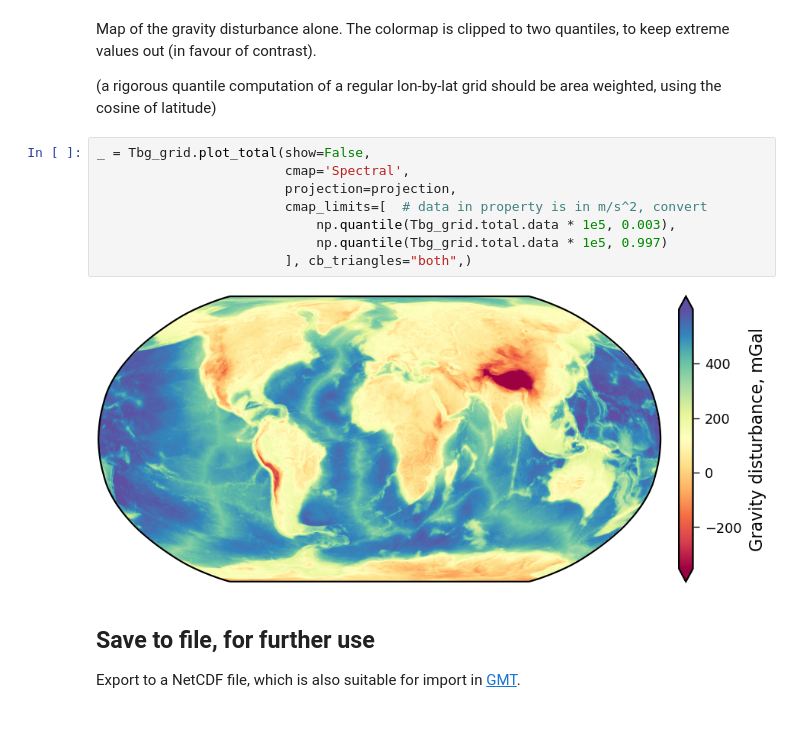
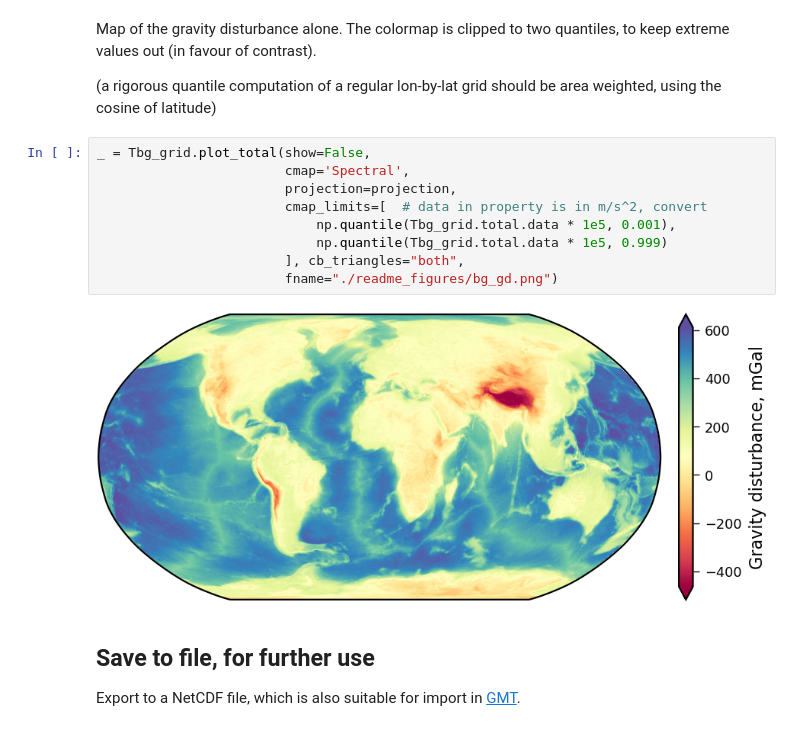
Before and after one commit to apasto/ggm_bg_maps_binder, a Jupyter notebook: ggm_bg.ipynb, the cells around one changed output. Saved outputs shown, nothing was run; the diff lists cells and outputs as text.

Commit message:
save results map to readme figure

```diff
--- a/ggm_bg.ipynb
+++ b/ggm_bg.ipynb
@@ -221,13 +221,14 @@ Map of the gravity disturbance alone. The colormap is clipped to two quantiles,
 # %%
 _ = Tbg_grid.plot_total(show=False,
                         cmap='Spectral',
                         projection=projection,
                         cmap_limits=[  # data in property is in m/s^2, convert
-                            np.quantile(Tbg_grid.total.data * 1e5, 0.003),
-                            np.quantile(Tbg_grid.total.data * 1e5, 0.997)
-                        ], cb_triangles="both",)
+                            np.quantile(Tbg_grid.total.data * 1e5, 0.001),
+                            np.quantile(Tbg_grid.total.data * 1e5, 0.999)
+                        ], cb_triangles="both",
+                        fname="./readme_figures/bg_gd.png")
 # %% [output]
-[figure, old version]
+[figure, new version]
 # %% [markdown]
 ## Save to file, for further use
 
```
Also changed, not shown: parts of 3 cells of this notebook, 2 other files.
